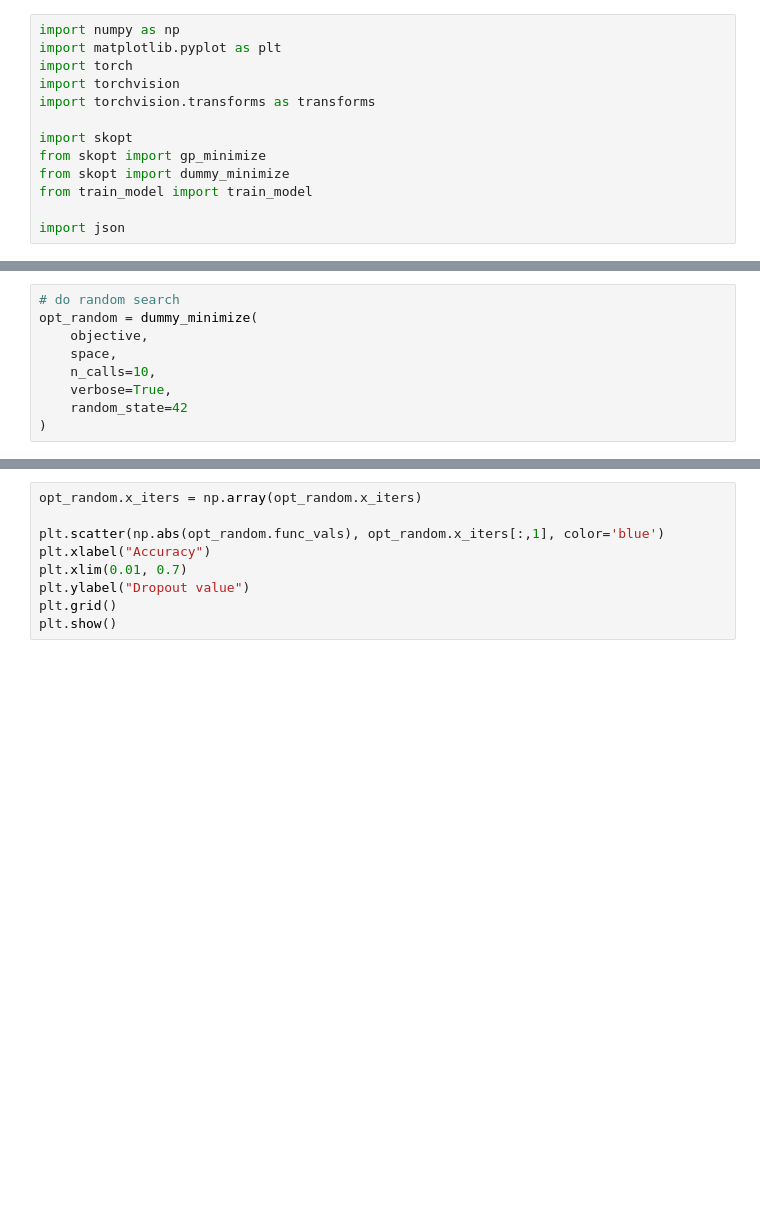
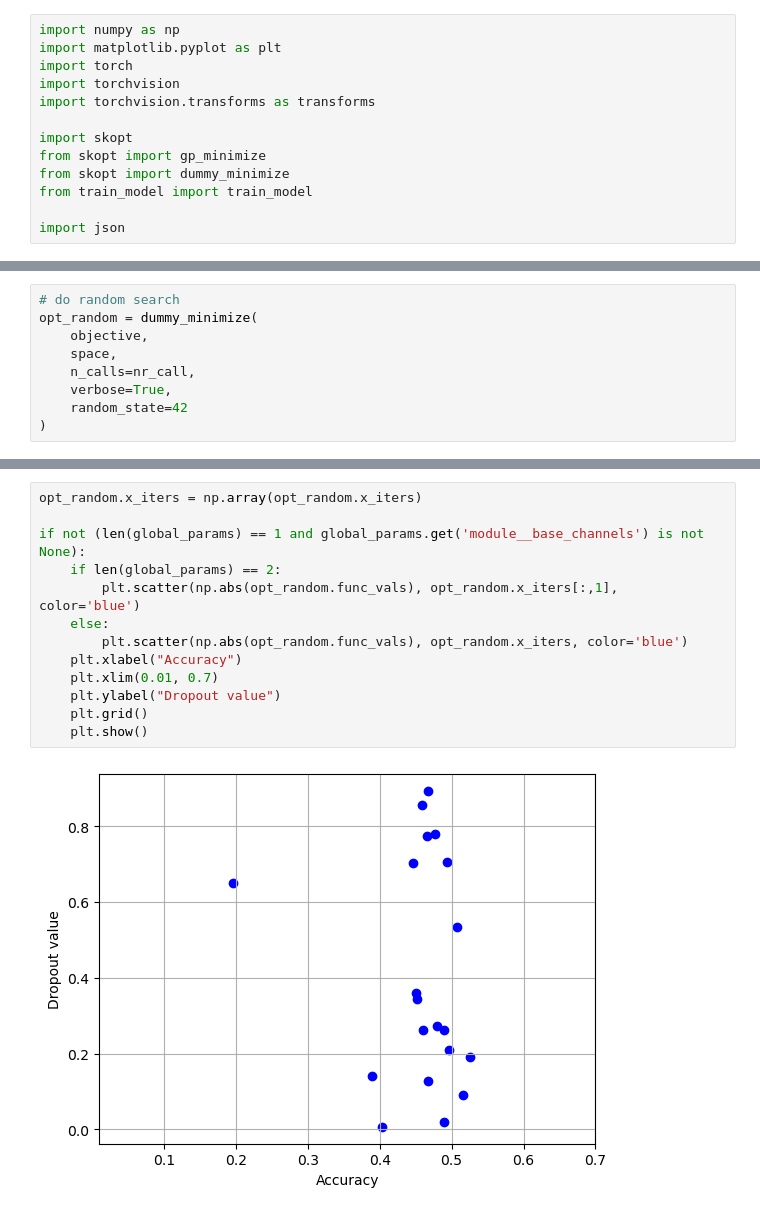
Before and after one commit to amapy-00/miniproject_1_02463, a Jupyter notebook: mini_project_1.ipynb, the cells around one changed output, grey strips where cells are left out. Saved outputs shown, nothing was run; the diff lists cells and outputs as text; blank space fills up the shorter version.

```diff
--- a/mini_project_1.ipynb
+++ b/mini_project_1.ipynb
@@ -183,7 +104,7 @@ HPU available: False, using: 0 HPUs
 opt_random = dummy_minimize(
     objective,
     space,
-    n_calls=10,
+    n_calls=nr_call,
     verbose=True,
     random_state=42
 )
@@ -217,10 +241,16 @@ plt.show()
 # %%
 opt_random.x_iters = np.array(opt_random.x_iters)
 
-plt.scatter(np.abs(opt_random.func_vals), opt_random.x_iters[:,1], color='blue')
-plt.xlabel("Accuracy")
-plt.xlim(0.01, 0.7)
-plt.ylabel("Dropout value")
-plt.grid()
-plt.show()
+if not (len(global_params) == 1 and global_params.get('module__base_channels') is not None):
+    if len(global_params) == 2:
+        plt.scatter(np.abs(opt_random.func_vals), opt_random.x_iters[:,1], color='blue')
+    else:
+        plt.scatter(np.abs(opt_random.func_vals), opt_random.x_iters, color='blue')
+    plt.xlabel("Accuracy")
+    plt.xlim(0.01, 0.7)
+    plt.ylabel("Dropout value")
+    plt.grid()
+    plt.show()
+# %% [output]
+[figure, added]
 # %%
```
Also changed, not shown: parts of 9 cells of this notebook.
